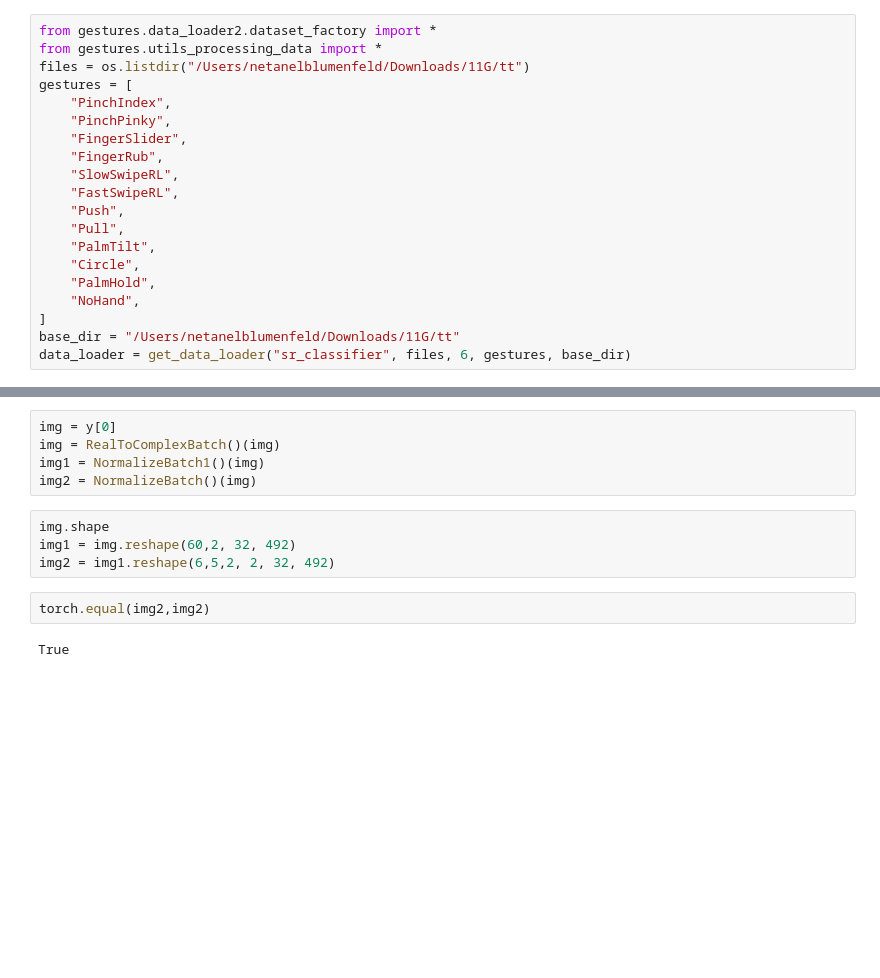
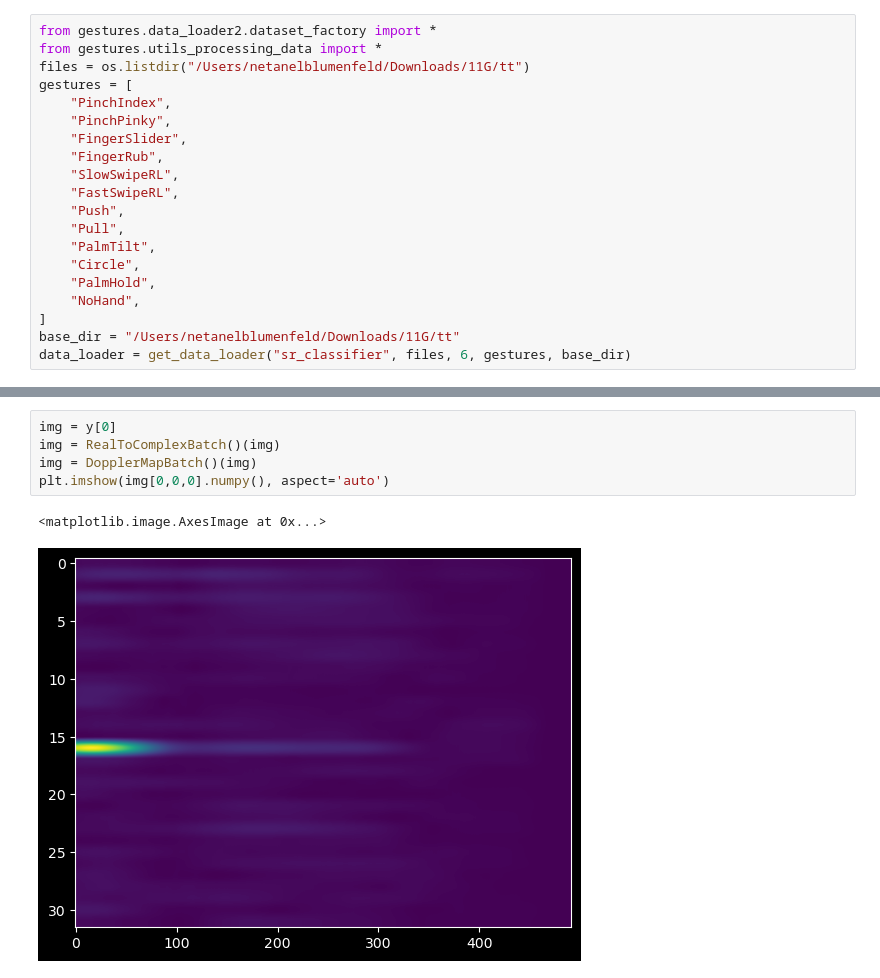
Before and after one commit to NetanelBlumenfeld/Radar-Sr-Classifer, a Jupyter notebook: python/gestures/notebooks/results.ipynb, the cells around one changed output, grey strips where cells are left out. Saved outputs shown, nothing was run; the diff lists cells and outputs as text; blank space fills up the shorter version.

```diff
--- a/python/gestures/notebooks/results.ipynb
+++ b/python/gestures/notebooks/results.ipynb
@@ -46,13 +46,8 @@ torch.Size([6, 5, 2, 2, 32, 492])
 # %%
 img = y[0]
 img = RealToComplexBatch()(img)
-img1 = NormalizeBatch1()(img)
-img2 = NormalizeBatch()(img)
+img = DopplerMapBatch()(img)
+plt.imshow(img[0,0,0].numpy(), aspect='auto')
+# %% [output]
+<matplotlib.image.AxesImage at 0x...>
+[figure, added]
-# %%
-img.shape
-img1 = img.reshape(60,2, 32, 492)
-img2 = img1.reshape(6,5,2, 2, 32, 492)
-# %%
-torch.equal(img2,img2)
-# %% [output]
-True
```
Also changed, not shown: parts of 3 cells of this notebook, 9 other files.
